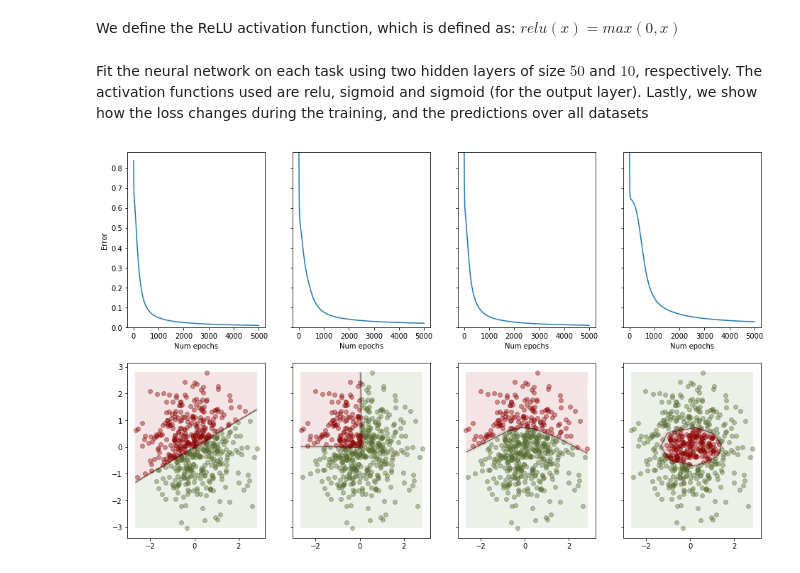
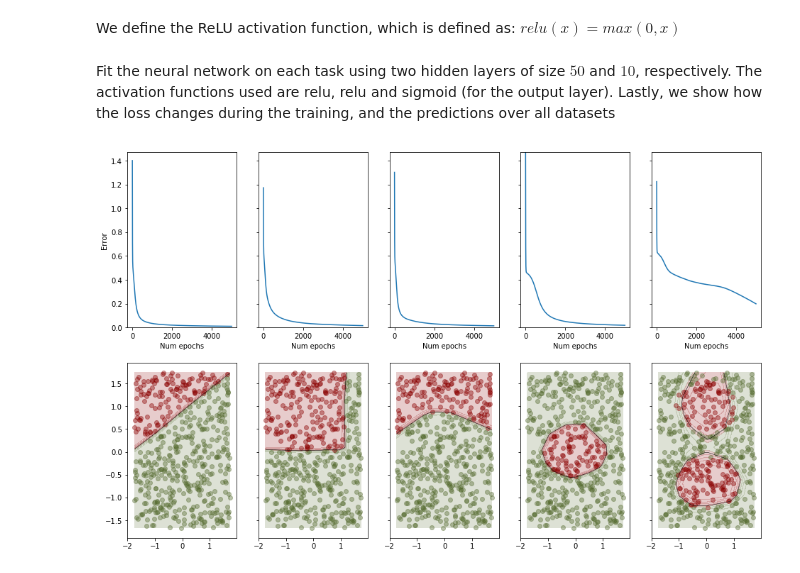
Before and after one commit to roberto-trani/neural_network_from_scratch, a Jupyter notebook: Neural Network from scratch in Python.ipynb, the cells around one changed output. Drawn from its saved outputs; the diff is of its cells as text; code cells hidden in the pictures.

```diff
--- a/Neural Network from scratch in Python.ipynb
+++ b/Neural Network from scratch in Python.ipynb
@@ -23,29 +23,34 @@ np.random.seed(0)
 
 # create a 2D dataset composed of points normally distributed around (0, 1) with a standard deviation of (0.75, 1.5) along the two axis
 dataset_size = 500
-dataset_mean = (0, 5)
+dataset_mean = (0., 5.)
 dataset_std = (0.75, 1.5)
-X = np.random.normal(loc=dataset_mean, scale=dataset_std, size=(dataset_size, 2))
+#X = np.random.normal(loc=dataset_mean, scale=dataset_std, size=(dataset_size, 2))
+X = np.random.uniform(low=np.array(dataset_mean)-np.array(dataset_std)*2, high=np.array(dataset_mean)+np.array(dataset_std)*2, size=(dataset_size, 2))
 # ys is the list of labels used by the different tasks
 ys = []
 
 
 # first task: the label is 1 when the point is above the diagonal (passing for the dataset mean point)
 ys.append(
-    1.0 * ((X[:,0]-dataset_mean[0]) <= (X[:,1]-dataset_mean[1]))
+    1.0 * ((X[:,0]-dataset_mean[0]+1.0) <= (X[:,1]-dataset_mean[1]-0.5))
 )
 # second task: the label is 1 when the point is in the upper left quadrant
 ys.append(
-    1.0 * (((X[:,0]-dataset_mean[0]) <= 0) & ((X[:,1]-dataset_mean[1]) >= 0))
+    1.0 * (((X[:,0]-dataset_mean[0]-1.0) <= 0) & ((X[:,1]-dataset_mean[1]) >= 0))
 )
 # third task: the label is 1 when the X[1] is above the cosine of X[0]
 ys.append(
-    1.0 * (np.cos((X[:,0]-dataset_mean[0])) <= (X[:,1]-dataset_mean[1]))
+    1.0 * (np.cos((X[:,0]-dataset_mean[0])) <= (X[:,1]-dataset_mean[1]-0.5))
 )
 # fourth task: the label is 1 when the point has a distance from the origin less or equal to 1.0
 ys.append(
     1.0 * (np.sqrt((X[:,0]-dataset_mean[0])**2 + (X[:,1]-dataset_mean[1])**2) <= 1.0)
 )
+# fifth task: the label is 1 when the point is close to one of the two focuses selected on the y-axis
+ys.append(
+    1.0 * ((np.sqrt((X[:,0]-dataset_mean[0])**2 + (X[:,1]-dataset_mean[1]*0.75)**2) <= 1.0) | (np.sqrt((X[:,0]-dataset_mean[0])**2 + (X[:,1]-dataset_mean[1]/0.75)**2) <= 1.0))
+)
 # %% [markdown]
 Plot the dataset with regards the tasks using scatter plots
 # %%
@@ -264,7 +269,7 @@ def test_training(X, ys, training_function, training_parameters={}):
         # predict the points of the grid
         zi = feedforward_all(Xi, Ws, bs, activation_functions).reshape(X0i.shape)
         # plot the surface
-        axs[1,i].contourf(X0i, X1i, zi, levels=np.linspace(0,1,10), cmap=plt_cmap, alpha=0.1)
+        axs[1,i].contourf(X0i, X1i, zi, levels=np.linspace(0,1,10), cmap=plt_cmap, alpha=0.2)
         # plot the points
         plot_dataset(X, y, ax=axs[1,i], legend=False)
         # enable the following line to plot the predictions of the model
@@ -276,7 +281,7 @@ def test_training(X, ys, training_function, training_parameters={}):
 Fit the neural network on each task and show how the loss changes during the training, and the predictions over all datasets.
 # %%
 params = {
-    "num_epochs": 5000,
+    "num_epochs": 2000,
     "learning_rate": 0.1
 }
 test_training(X_normalized, ys, train_one_layer_NN, params)
@@ -407,15 +451,16 @@ def relu(x):
 # the following function has two parameters (input and output of the relu function) because this is the signature used in the code.
 relu.derivative = (lambda x, y: 1.0 * (x > 0))
 # %% [markdown]
-Fit the neural network on each task using two hidden layers of size $50$ and $10$, respectively. The activation functions used are relu, sigmoid and sigmoid (for the output layer). Lastly, we show how the loss changes during the training, and the predictions over all datasets
+Fit the neural network on each task using two hidden layers of size $50$ and $10$, respectively. The activation functions used are relu, relu and sigmoid (for the output layer). Lastly, we show how the loss changes during the training, and the predictions over all datasets
 # %%
 params = {
     "num_epochs": 5000,
     "learning_rate": 0.1,
     "loss_function": binary_cross_entropy_loss,
-    "hidden_layer_sizes": [10, 5, 1],
+    "hidden_layer_sizes": [50, 10, 1],
     "activation_functions": [relu, sigmoid, sigmoid],
+    "batch_size": 0
 }
 test_training(X_normalized, ys, train_NN, params)
 # %% [output]
-[figure, old version]
+[figure, new version]
```
Also changed, not shown: parts of 47 cells of this notebook.
